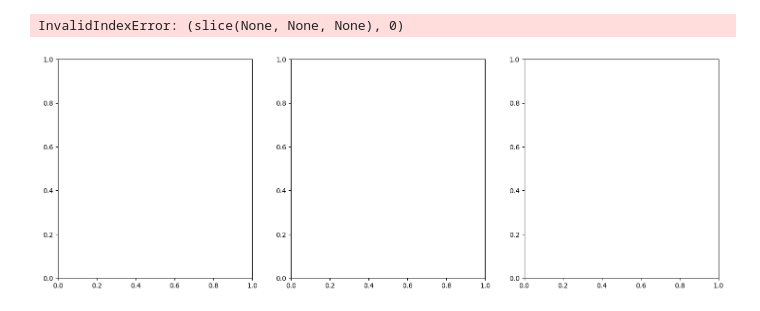
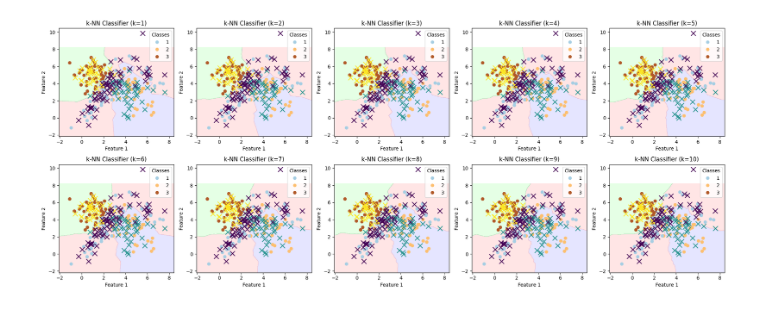
Before and after one commit to Elemxm/Pattern-Recognition, a Jupyter notebook: Knn part 2.ipynb, the cells around one changed output. Saved outputs shown, nothing was run; the diff lists cells and outputs as text; code cells hidden in the pictures.

```diff
--- a/Knn part 2.ipynb
+++ b/Knn part 2.ipynb
@@ -9,6 +9,6 @@ from sklearn.metrics import accuracy_score
 # %%
 # Ιδιο Training με το πρώτο μέρος
-data = pd.read_csv('dataset.csv', header=None)
+data = pd.read_csv(r"D:\projects\Pattern-Recognition\dataset.csv", header=None)
 X = data.iloc[:, :-1]
 y = data.iloc[:, -1]
 
@@ -32,57 +32,60 @@ def train_and_evaluate_knn(k, X_train, X_test, y_train, y_test):
     error = 1 - accuracy_score(y_test, y_pred)
     return knn, error
 # %%
-# Function to plot decision boundaries for k-NN
+# Initialize lists to store classification errors for each k
+classification_errors = []
+
+# Meshgrid for plotting decision boundaries
+h = 0.02  # Step size in the mesh
+x_min, x_max = X_train.iloc[:, 0].min() - 1, X_train.iloc[:, 0].max() + 1
+y_min, y_max = X_train.iloc[:, 1].min() - 1, X_train.iloc[:, 1].max() + 1
+xx, yy = np.meshgrid(np.arange(x_min, x_max, h), np.arange(y_min, y_max, h))
+
+# Function to plot decision boundaries for a given k
 def plot_decision_boundaries_knn(X_train, y_train, X_test, y_test, k, ax):
-    # Train the model
+    # Train the k-NN classifier for plotting
     knn = KNeighborsClassifier(n_neighbors=k)
     knn.fit(X_train, y_train)
 
-    # Create a mesh grid for plotting
-    x_min, x_max = X_train[:, 0].min() - 1, X_train[:, 0].max() + 1
-    y_min, y_max = X_train[:, 1].min() - 1, X_train[:, 1].max() + 1
-    xx, yy = np.meshgrid(np.arange(x_min, x_max, 0.1),
-                         np.arange(y_min, y_max, 0.1))
-
-    # Predict class for each point in the mesh
+    # Plot decision boundaries
+    cmap_background = ListedColormap(['#FFAAAA', '#AAAAFF', '#AAFFAA'])
     Z = knn.predict(np.c_[xx.ravel(), yy.ravel()])
     Z = Z.reshape(xx.shape)
+    ax.contourf(xx, yy, Z, alpha=0.3, cmap=cmap_background)
 
-    # Plot the decision boundaries
-    ax.contourf(xx, yy, Z, alpha=0.4)
-    ax.scatter(X_test[:, 0], X_test[:, 1], c=y_test, s=20, edgecolor='k')
-    ax.set_title(f"k = {k}")
+    # Plot data points
+    scatter = ax.scatter(X_train.iloc[:, 0], X_train.iloc[:, 1], c=y_train,  cmap=plt.cm.Paired)
+    ax.scatter(X_test.iloc[:, 0], X_test.iloc[:, 1], c=y_test, marker='x', s=100)
+
+    ax.set_title(f'k-NN Classifier (k={k})')
+    ax.set_xlabel('Feature 1')
+    ax.set_ylabel('Feature 2')
+    ax.legend(*scatter.legend_elements(), title='Classes')
+
 # Train k-NN classifier for k = 1 to 10 and calculate errors
 errors = []
 for k in range(1, 11):
     knn, error = train_and_evaluate_knn(k, X_train, X_test, y_train, y_test)
     errors.append(error)
 
 # Plotting the errors for different values of k
 plt.figure(figsize=(10, 6))
 plt.plot(range(1, 11), errors, marker='o')
 plt.title('Average Classification Error for Different k')
 plt.xlabel('k')
 plt.ylabel('Classification Error')
 plt.xticks(range(1, 11))
 plt.grid(True)
 plt.show()
 
-# Plot decision boundaries for k = 1, 5, 10
-fig, axs = plt.subplots(1, 3, figsize=(18, 6))
-for i, k in enumerate([1, 5, 10]):
+
+# Plot decision boundaries for the entire range of k values
+fig, axs = plt.subplots(2, 5, figsize=(20, 8))
+axs = axs.ravel()
+for i, k in enumerate(range(1, 11)):
     plot_decision_boundaries_knn(X_train, y_train, X_test, y_test, k, axs[i])
 plt.tight_layout()
 plt.show()
-
-
-# Plot decision boundaries for k = 1, 5, 10
-fig, axs = plt.subplots(1, 3, figsize=(18, 6))
-for i, k in enumerate([1, 5, 10]):
-    plot_decision_boundaries_knn(X_train, y_train, X_test, y_test, k, axs[i])
-plt.tight_layout()
-plt.show()
 # %% [output]
 [figure]
-InvalidIndexError: (slice(None, None, None), 0)
-[figure, old version]
+[figure, new version]
```
Also changed, not shown: parts of 1 cell of this notebook.
